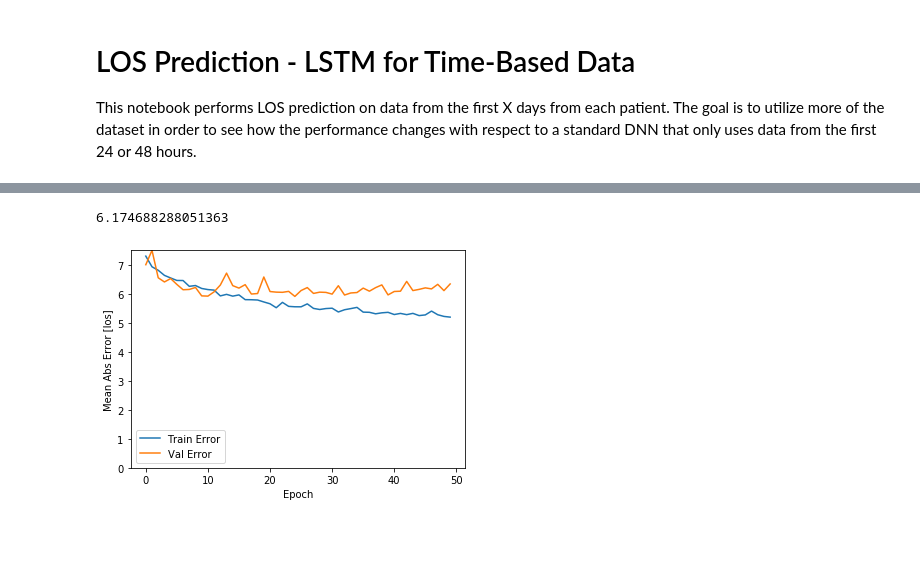
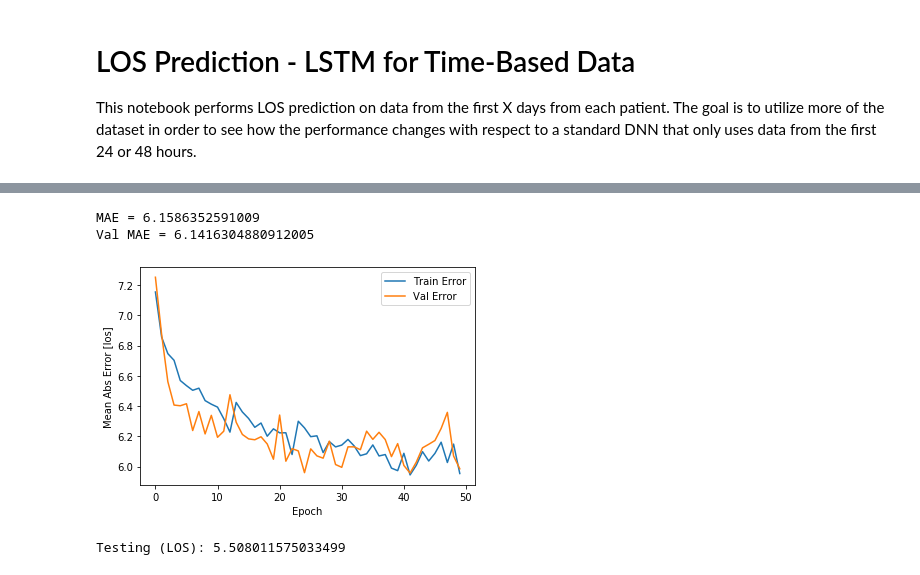
Before and after one commit to tbj128/CS221-Project, a Jupyter notebook: notebooks/los_prediction_lstm.ipynb, the cells around one changed output, grey strips where cells are left out. Cells and saved outputs as stored; diff of their text form; code cells hidden in the pictures; blank space fills up the shorter version.

```diff
--- a/notebooks/los_prediction_lstm.ipynb
+++ b/notebooks/los_prediction_lstm.ipynb
@@ -228,6 +240,8 @@ from keras.layers.convolutional import Conv1D
 from keras.layers.convolutional import MaxPooling1D
 from keras.utils import to_categorical
 
+# num hidden = (2408) / (alpha * (64 + 1)) = 26 (@ alpha = 2)
+
 # https://stats.stackexchange.com/questions/181/how-to-choose-the-number-of-hidden-layers-and-nodes-in-a-feedforward-neural-netw
 def build_model():
   # Notes:
@@ -235,12 +249,17 @@ def build_model():
   #   (we're dynamically controlling the state at that point - ie. we can have varying sequence lengths)
 
   model = Sequential([
+    # Trial 1
+    # val = 6.174688288051363
+    # LSTM(32, input_shape=(window_size, num_features), return_sequences=True, dropout=0.5, stateful=False),
+    # LSTM(32, input_shape=(window_size, num_features), return_sequences=True, dropout=0.5, stateful=False),
+    # LSTM(32, input_shape=(window_size, num_features), dropout=0.5, stateful=False),
+
+
     #layers.LSTM(32, input_shape=(window_size, num_features), return_sequences=True, stateful=False, dropout=0.3, recurrent_dropout=0.3, recurrent_regularizer=regularizers.l1_l2(0.01, 0.01)),
-    LSTM(32, input_shape=(window_size, num_features), return_sequences=True, dropout=0.5, stateful=False),
-
-    LSTM(32, input_shape=(window_size, num_features), return_sequences=True, dropout=0.5, stateful=False),
-
-    LSTM(32, input_shape=(window_size, num_features), dropout=0.5, stateful=False),
+    LSTM(12, input_shape=(window_size, num_features), return_sequences=True, dropout=0.5, stateful=False),
+    # LSTM(26, input_shape=(window_size, num_features), return_sequences=True, dropout=0.5, stateful=False),
+    LSTM(12, input_shape=(window_size, num_features), dropout=0.5, stateful=False),
     # layers.Dropout(0.5, name='dropout_2'),
     #layers.Dense(64, activation='relu', input_shape=[num_features]),
     #layers.Dropout(0.5, name='dropout_2'),
@@ -309,16 +326,16 @@ class PrintDot(keras.callbacks.Callback):
 EPOCHS = 50
 
 # # Batch size defaults to 32
-# history = model.fit(
-#   lstm_input, lstm_los,
-#   batch_size=1,
-#   epochs=EPOCHS, validation_split = 0.3, verbose=1,
-#   callbacks=[PrintDot()])
+history = model.fit(
+  lstm_input, lstm_los,
+  batch_size=1,
+  epochs=EPOCHS, validation_split = 0.3, verbose=1,
+  callbacks=[PrintDot()])
 
 #### CAT ####
 # Batch size defaults to 32
-history = model.fit(
-  lstm_input, lstm_los,
-  batch_size=1,
-  epochs=EPOCHS, validation_split = 0.3, verbose=1)
+# history = model.fit(
+#   train_dataset, train_labels,
+#   batch_size=1,
+#   epochs=EPOCHS, validation_split = 0.3, verbose=1)
 # %% [output]
@@ -343,27 +360,34 @@ Epoch 50/50
 hist = pd.DataFrame(history.history)
 hist['epoch'] = history.epoch
 hist.tail()
-hist["val_mean_absolute_error"][3:].mean()
+print("MAE = " + str(hist["mean_absolute_error"][10:].mean()))
+print("Val MAE = " + str(hist["val_mean_absolute_error"][10:].mean()))
 # %% [output]
-6.174688288051363
+MAE = 6.1586352591009
+Val MAE = 6.1416304880912005
 # %%
 def plot_history(history):
   hist = pd.DataFrame(history.history)
   hist['epoch'] = history.epoch
 
   plt.figure()
   plt.xlabel('Epoch')
   plt.ylabel('Mean Abs Error [los]')
   plt.plot(hist['epoch'], hist['mean_absolute_error'],
            label='Train Error')
   plt.plot(hist['epoch'], hist['val_mean_absolute_error'],
            label = 'Val Error')
-  plt.ylim([0,max(hist['val_mean_absolute_error'])])
+  #plt.ylim([0,max(hist['val_mean_absolute_error'])])
   plt.legend()
 
   plt.show()
 
 
 plot_history(history)
+
+actual_predictions = model.predict(test_dataset)
+test_error = mean_absolute_error(test_labels, actual_predictions)
+print("Testing (LOS): " + str(test_error))
 # %% [output]
-[figure, old version]
+[figure, new version]
+Testing (LOS): 5.508011575033499
```
Also changed, not shown: parts of 5 cells of this notebook, 1 other file.
